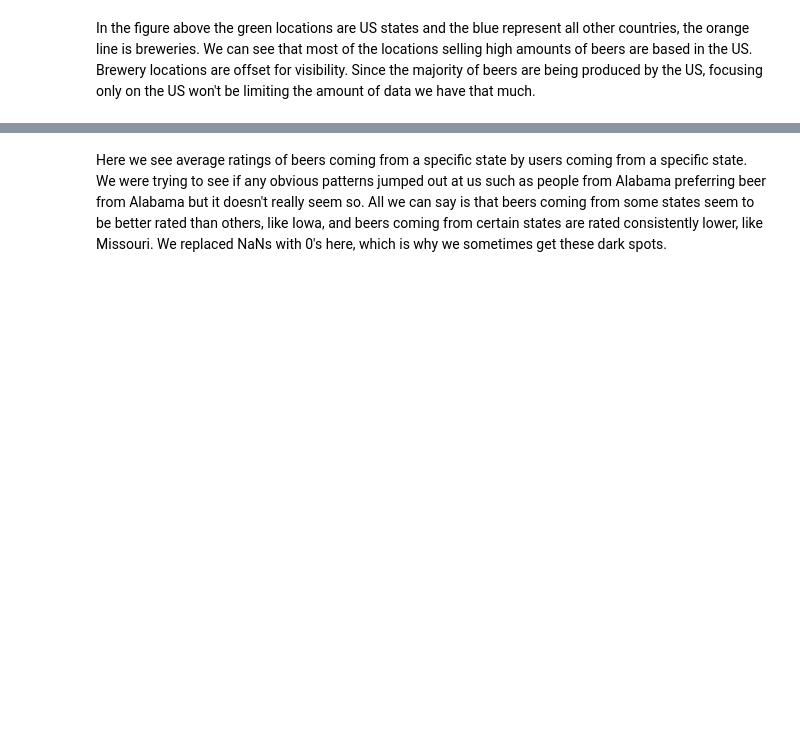
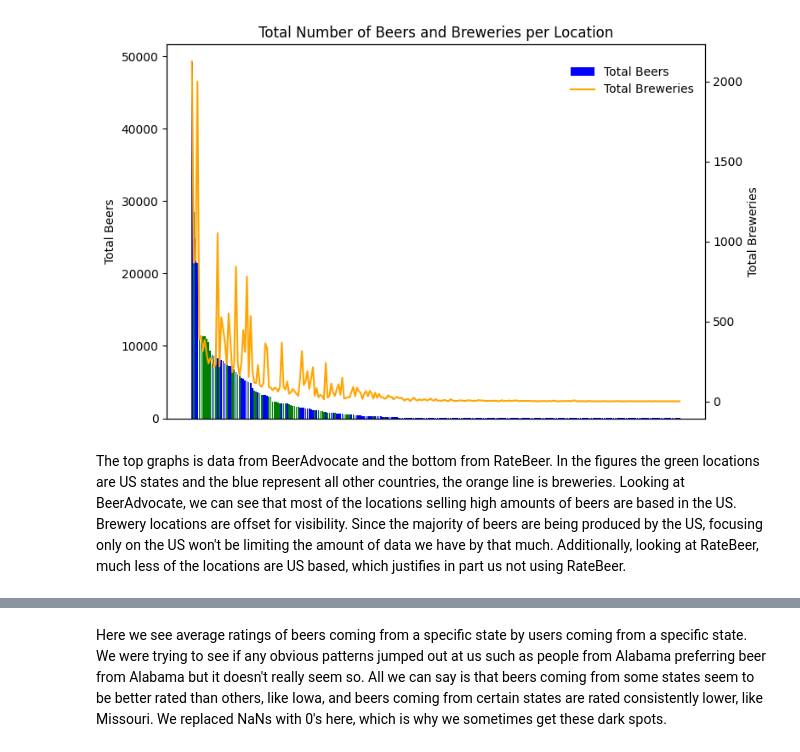
Before and after one commit to epfl-ada/ada-2024-project-x0x0, a Jupyter notebook: results.ipynb, the cells around one changed output, grey strips where cells are left out. Cells and saved outputs as stored; diff of their text form; code cells hidden in the pictures; blank space fills up the shorter version.

```diff
--- a/results.ipynb
+++ b/results.ipynb
@@ -43,9 +18,11 @@ The graphs shown here are based on the BeerAdvocate data, since it contains the
 # %%
 #data
 BA_breweries = pd.read_csv('data/minimizedData/BA_breweries_small.csv')
+RB_breweries = pd.read_csv('data/minimizedData/RB_breweries_small.csv')
 BA_users = pd.read_csv('data/minimizedData/BA_users_small.csv')
+RB_users = pd.read_csv('data/minimizedData/RB_users_small.csv')
 BA_merged = pd.read_csv('data/minimizedData/BA_ratings_small_plus.csv')
+RB_merged = pd.read_csv('data/minimizedData/RB_ratings_small_plus.csv')
 
-#US data
+#BA US data
 BA_US_ratings = pd.read_csv('data/USData/BA_US_states_all.csv')
-neighbours_df = pd.read_csv('data/additionalData/bordering_states.csv', dtype={'state': 'string', 'neighbours': 'string'})
@@ -61,5 +49,9 @@ plot_beer_breweries_distribution(BA_breweries)
+# %%
+plot_beer_breweries_distribution(RB_breweries)
+# %% [output]
+[figure, added]
 # %% [markdown]
-In the figure above the green locations are US states and the blue represent all other countries, the orange line is breweries. We can see that most of the locations selling high amounts of beers are based in the US. Brewery locations are offset for visibility. Since the majority of beers are being produced by the US, focusing only on the US won't be limiting the amount of data we have that much.
+The top graphs is data from BeerAdvocate and the bottom from RateBeer. In the figures the green locations are US states and the blue represent all other countries, the orange line is breweries. Looking at BeerAdvocate, we can see that most of the locations selling high amounts of beers are based in the US. Brewery locations are offset for visibility. Since the majority of beers are being produced by the US, focusing only on the US won't be limiting the amount of data we have by that much. Additionally, looking at RateBeer, much less of the locations are US based, which justifies in part us not using RateBeer.
 # %%
 from src.choosingCountries.utils.users import plot_users
 
```
Also changed, not shown: parts of 46 cells of this notebook, 9 other files.
